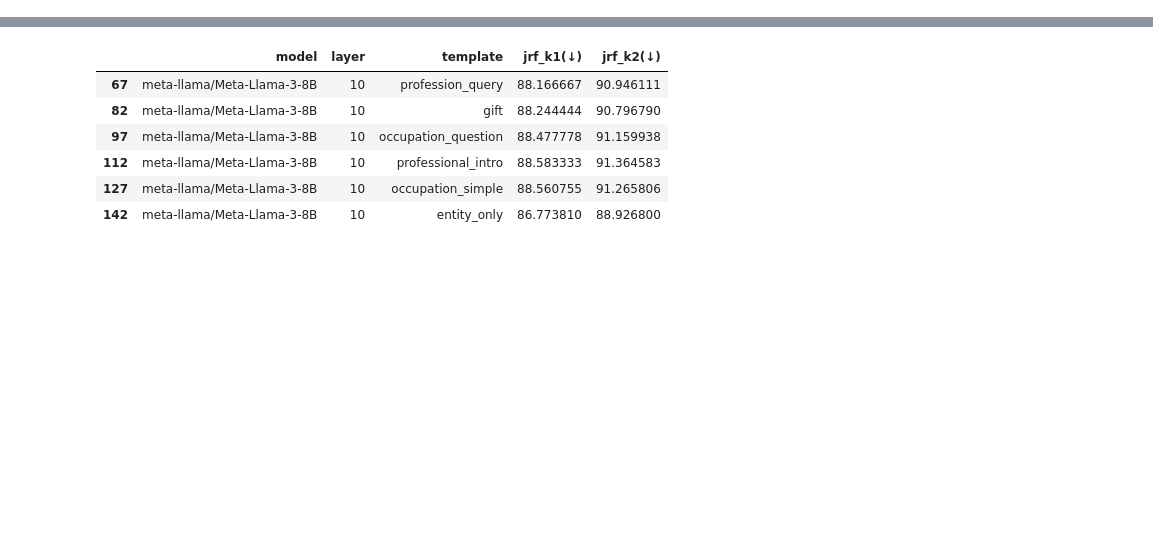
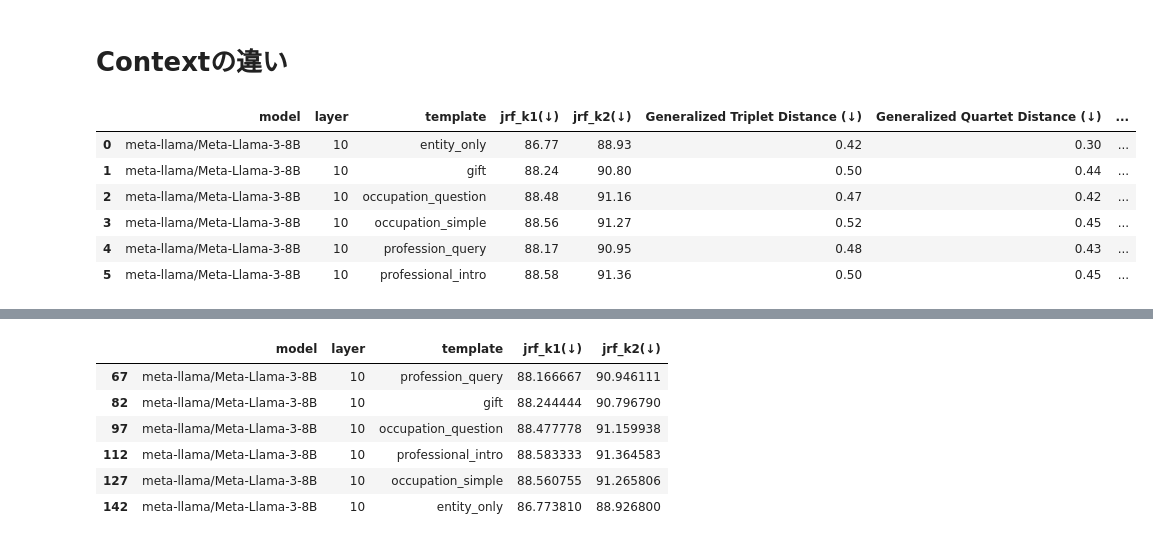
Before and after one commit to masaki-sakata/EntityTree, a Jupyter notebook: scripts/view_result.ipynb, the cells around one changed output, grey strips where cells are left out. Cells and saved outputs as stored; diff of their text form; code cells hidden in the pictures; blank space fills up the shorter version.

```diff
--- a/scripts/view_result.ipynb
+++ b/scripts/view_result.ipynb
@@ -0,0 +539,2 @@
+# %% [markdown]
+# Contextの違い
@@ -0,0 +619,14 @@
+# %%
+BASE_PATH = "/home/masaki/hierarchical-repr/EntityTree/output/eval_tree"
+layer = 10
+
+df_templates = load_llama8b_template_metrics_fixed(BASE_PATH, layer=layer, include_src_path=True)
+display(df_templates)
+# %% [output]
+|  | model | layer | template | jrf_k1(↓) | jrf_k2(↓) | Generalized Triplet Distance (↓) | Generalized Quartet Distance (↓) | ... |
+| 0 | meta-llama/Meta-Llama-3-8B | 10 | entity_only | 86.77 | 88.93 | 0.42 | 0.30 | ... |
+| 1 | meta-llama/Meta-Llama-3-8B | 10 | gift | 88.24 | 90.80 | 0.50 | 0.44 | ... |
+| 2 | meta-llama/Meta-Llama-3-8B | 10 | occupation_question | 88.48 | 91.16 | 0.47 | 0.42 | ... |
+| 3 | meta-llama/Meta-Llama-3-8B | 10 | occupation_simple | 88.56 | 91.27 | 0.52 | 0.45 | ... |
+| 4 | meta-llama/Meta-Llama-3-8B | 10 | profession_query | 88.17 | 90.95 | 0.48 | 0.43 | ... |
+| 5 | meta-llama/Meta-Llama-3-8B | 10 | professional_intro | 88.58 | 91.36 | 0.50 | 0.45 | ... |
```
Also changed, not shown: parts of 7 cells of this notebook, 9 other files.
